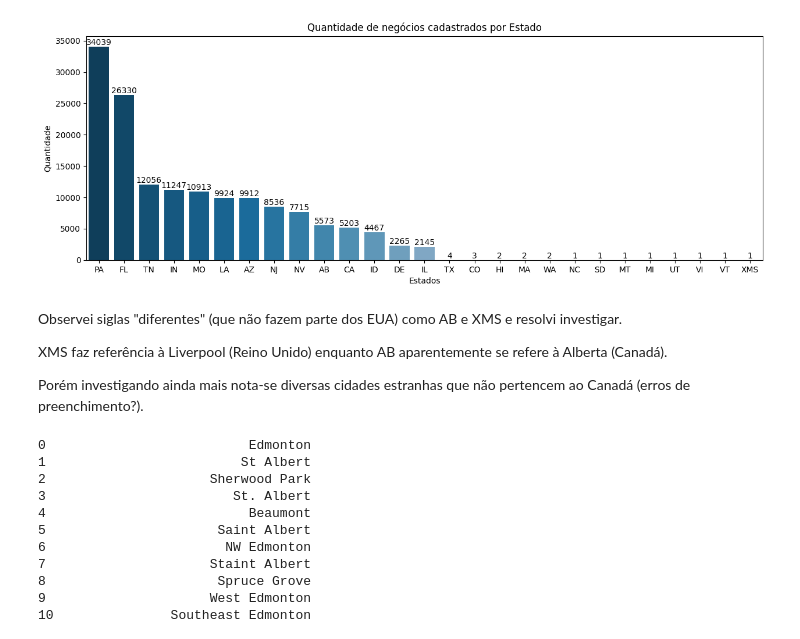
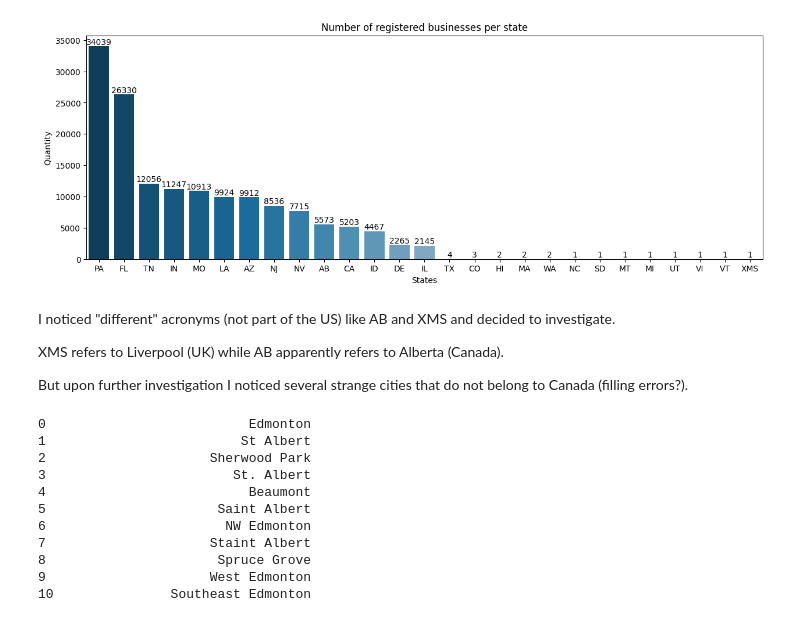
Before and after one commit to thiagopastre/PORTFOLIO, a Jupyter notebook: YELP_project/SOURCES/3_Business_EDA.ipynb, the cells around one changed output. Drawn from its saved outputs; the diff is of its cells as text; code cells hidden in the pictures.

```diff
--- a/YELP_project/SOURCES/3_Business_EDA.ipynb
+++ b/YELP_project/SOURCES/3_Business_EDA.ipynb
@@ -36,0 +20,6 @@ business.head(3)
+# %%
+# Reading the "business_EDITED.pkl" file and creating the dataset
+business = pd.read_pickle('..\\INPUT\\business_EDITED.pkl')
+
+# Displaying the first few lines of the dataset to confirm that the file was read correctly
+business.head(3)
@@ -70,31 +65,31 @@ df_total_business = business[['state','is_open']].groupby('state').sum()
 df_total_business['total'] = business[['state','is_open']].groupby('state').count()
 df_total_business = df_total_business.sort_values(by='total', ascending=False).reset_index()
 # %%
-# Plotando o gráfico contendo os Estados que possuem a maior quantidade de negócios cadastrados
+# Plotting the chart containing the states with the most registered businesses
 
 fig, ax = plt.subplots(figsize=[15,5])
 
 ax = sns.barplot(x=df_total_business['state'],
                  y=df_total_business['total'],
                  palette='PuBu_r',
                  order=df_total_business['state']
                 )
 for i in ax.containers:
     ax.bar_label(i,)
 
-ax.set(xlabel='Estados',
-       ylabel='Quantidade',
-       title='Quantidade de negócios cadastrados por Estado'
+ax.set(xlabel='States',
+       ylabel='Quantity',
+       title='Number of registered businesses per state'
       )
 plt.show()
 # %% [output]
-[figure, old version]
+[figure, new version]
-# %% [markdown]
-Observei siglas "diferentes" (que não fazem parte dos EUA) como AB e XMS e resolvi investigar.
-
-XMS faz referência à Liverpool (Reino Unido) enquanto AB aparentemente se refere à Alberta (Canadá).
-
-Porém investigando ainda mais nota-se diversas cidades estranhas que não pertencem ao Canadá (erros de preenchimento?).
+# %% [markdown]
+I noticed "different" acronyms (not part of the US) like AB and XMS and decided to investigate.
+
+XMS refers to Liverpool (UK) while AB apparently refers to Alberta (Canada).
+
+But upon further investigation I noticed several strange cities that do not belong to Canada (filling errors?).
 # %%
 pd.Series(business[business['state']=='AB']['city'].unique())
 # %% [output]
```
Also changed, not shown: parts of 27 cells of this notebook.
